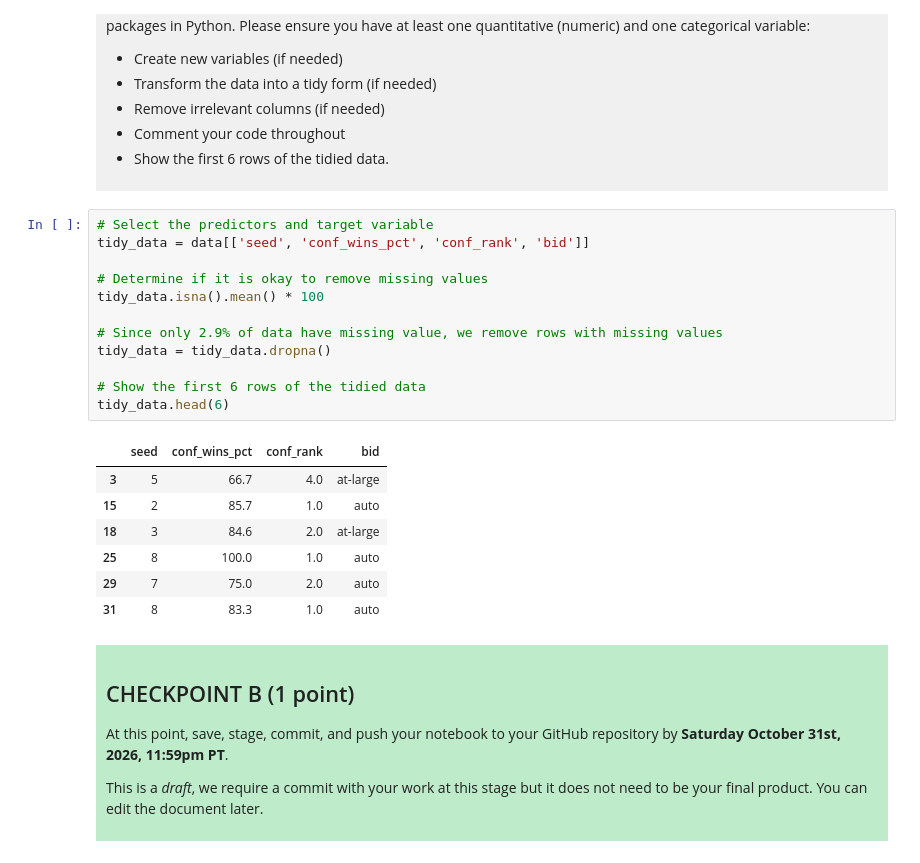
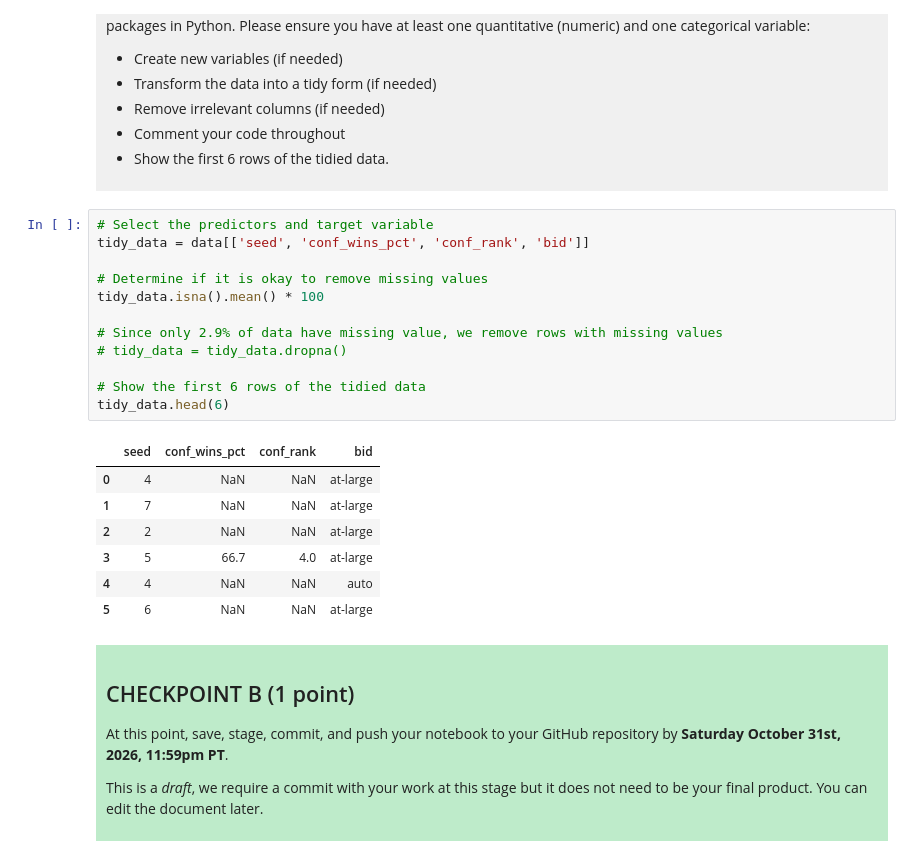
Before and after one commit to reoshin/dsci-100-project-reo-shin, a Jupyter notebook: dsci-100-project-notebook.ipynb, the cells around one changed output. Cells and saved outputs as stored; diff of their text form.

```diff
--- a/dsci-100-project-notebook.ipynb
+++ b/dsci-100-project-notebook.ipynb
@@ -201,23 +201,23 @@ Produce a tidy data set that could be used to answer your research question usin
 # %%
 # Select the predictors and target variable
 tidy_data = data[['seed', 'conf_wins_pct', 'conf_rank', 'bid']]
 
 # Determine if it is okay to remove missing values
 tidy_data.isna().mean() * 100
 
 # Since only 2.9% of data have missing value, we remove rows with missing values
-tidy_data = tidy_data.dropna()
+# tidy_data = tidy_data.dropna()
 
 # Show the first 6 rows of the tidied data
 tidy_data.head(6)
 # %% [output]
 |  | seed | conf_wins_pct | conf_rank | bid |
+| 0 | 4 | NaN | NaN | at-large |
+| 1 | 7 | NaN | NaN | at-large |
+| 2 | 2 | NaN | NaN | at-large |
 | 3 | 5 | 66.7 | 4.0 | at-large |
-| 15 | 2 | 85.7 | 1.0 | auto |
-| 18 | 3 | 84.6 | 2.0 | at-large |
-| 25 | 8 | 100.0 | 1.0 | auto |
-| 29 | 7 | 75.0 | 2.0 | auto |
-| 31 | 8 | 83.3 | 1.0 | auto |
+| 4 | 4 | NaN | NaN | auto |
+| 5 | 6 | NaN | NaN | at-large |
 # %% [markdown]
 <div style="background-color: #beebca; padding: 10px;">
 
```
Also changed, not shown: parts of 10 cells of this notebook.
